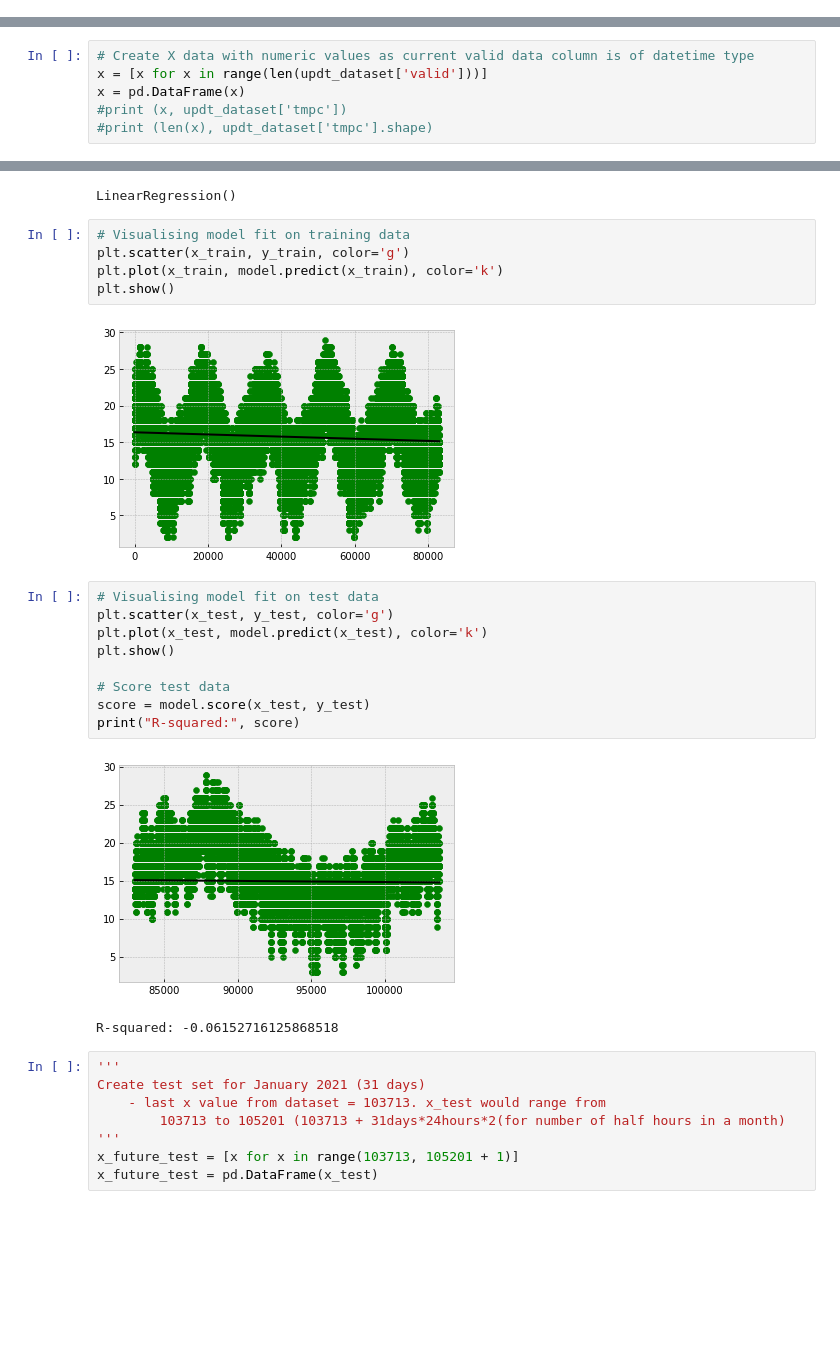
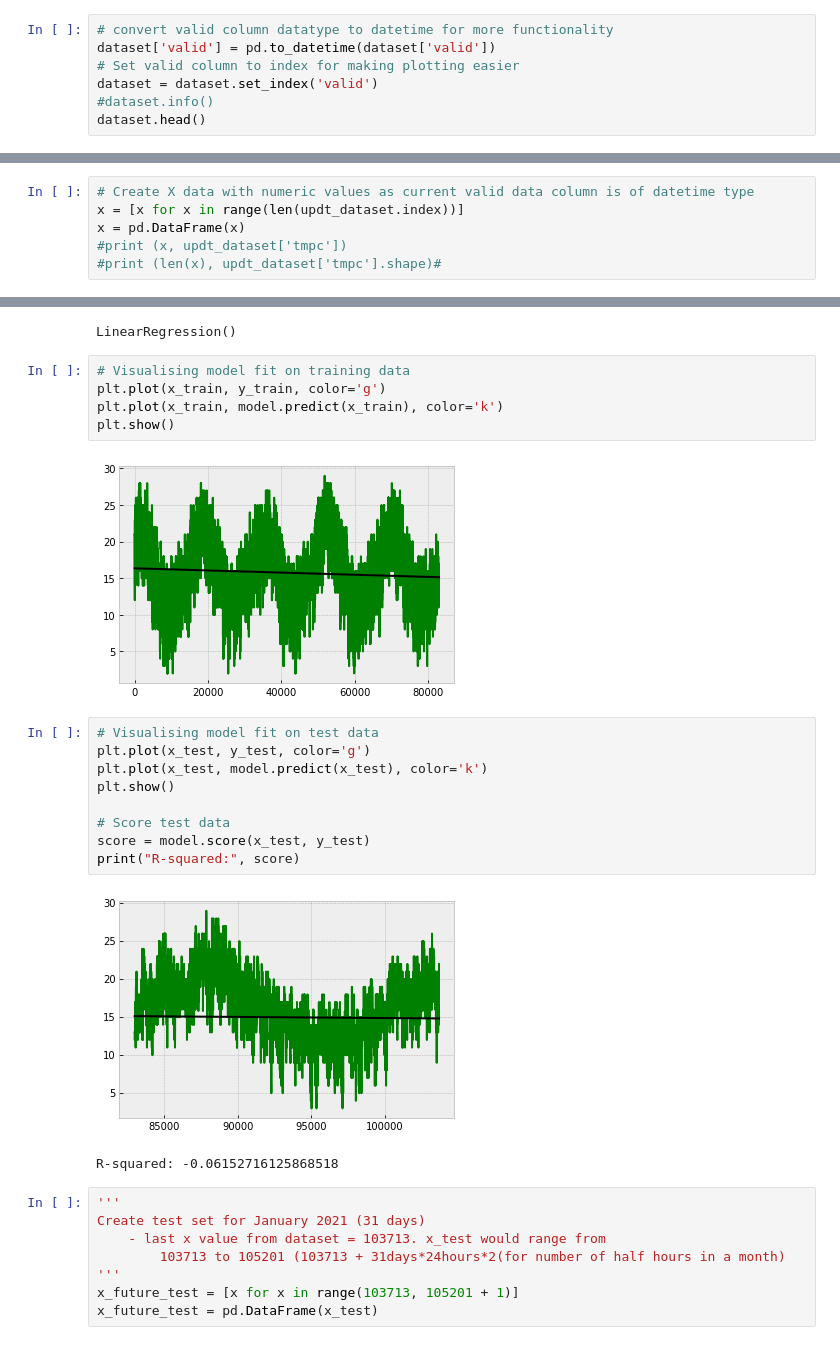
Before and after one commit to vinayak-verma-uoa/msa_phase2_dataScience, a Jupyter notebook: updt_submission.ipynb, the cells around one changed output, grey strips where cells are left out. Drawn from its saved outputs; the diff is of its cells as text; blank space fills up the shorter version.

```diff
--- a/updt_submission.ipynb
+++ b/updt_submission.ipynb
@@ -51,3 +51,10 @@ Data columns (total 8 columns):
  7   peak_wind_drct  0 non-null       float64
 dtypes: float64(6), object(2)
 memory usage: 6.3+ MB
+# %%
+# convert valid column datatype to datetime for more functionality
+dataset['valid'] = pd.to_datetime(dataset['valid'])
+# Set valid column to index for making plotting easier
+dataset = dataset.set_index('valid')
+#dataset.info()
+dataset.head()
@@ -138,9 +175,9 @@ dtype: bool
 # %%
 # Create X data with numeric values as current valid data column is of datetime type
-x = [x for x in range(len(updt_dataset['valid']))]
+x = [x for x in range(len(updt_dataset.index))]
 x = pd.DataFrame(x)
 #print (x, updt_dataset['tmpc'])
-#print (len(x), updt_dataset['tmpc'].shape)
+#print (len(x), updt_dataset['tmpc'].shape)#
 # %%
 '''
 Splitting data into train and test sets
@@ -158,22 +196,22 @@ model.fit(x_train, y_train)
 LinearRegression()
 # %%
 # Visualising model fit on training data
-plt.scatter(x_train, y_train, color='g')
+plt.plot(x_train, y_train, color='g')
 plt.plot(x_train, model.predict(x_train), color='k')
 plt.show()
 # %% [output]
-[figure, old version]
+[figure, new version]
 # %%
 # Visualising model fit on test data
-plt.scatter(x_test, y_test, color='g')
+plt.plot(x_test, y_test, color='g')
 plt.plot(x_test, model.predict(x_test), color='k')
 plt.show()
 
 # Score test data
 score = model.score(x_test, y_test)
 print("R-squared:", score)
 # %% [output]
-[figure, old version]
+[figure, new version]
 R-squared: -0.06152716125868518
 # %%
 '''
```
Also changed, not shown: parts of 8 cells of this notebook.
